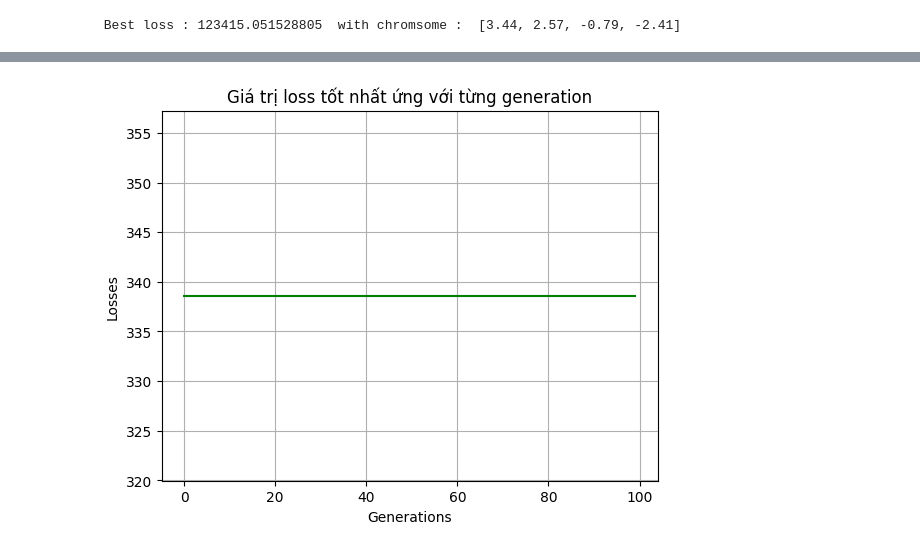
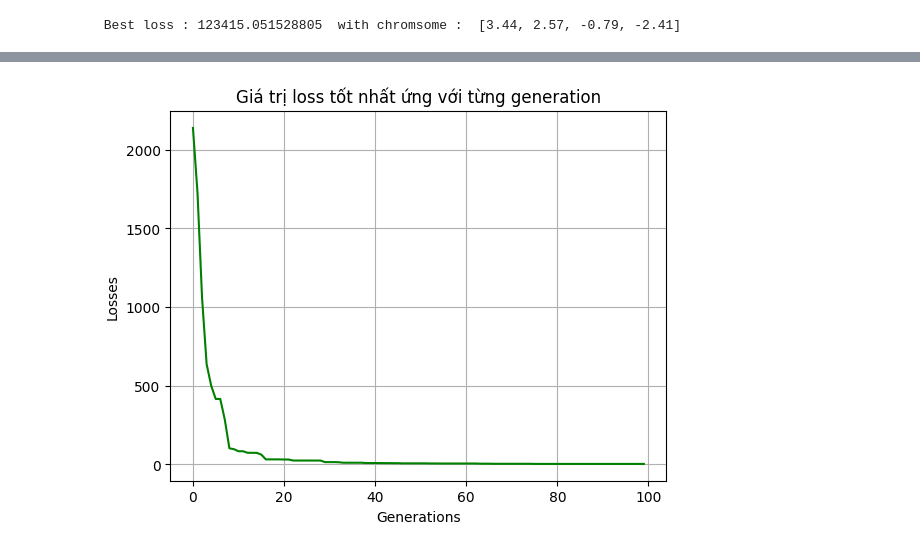
Before and after one commit to daothihuyen64/AIO2024_Excerises, a Jupyter notebook: module04/module04_week03/GA_advertising_problems.ipynb, the cells around one changed output, grey strips where cells are left out. Cells and saved outputs as stored; diff of their text form; code cells hidden in the pictures.

Commit message:
Excercise - add visualize

```diff
--- a/module04/module04_week03/GA_advertising_problems.ipynb
+++ b/module04/module04_week03/GA_advertising_problems.ipynb
@@ -139,8 +141,8 @@ def create_new_population(old_population, elitism=2, gen=1):
     new_population = []
     while len(new_population) < m - elitism:
         # selection
-        individual_s1 = selection(sorted_population[:m - elitism])
-        individual_s2 = selection(sorted_population[:m - elitism])
+        individual_s1 = selection(sorted_population, m)
+        individual_s2 = selection(sorted_population, m)
         # crossover
         individual1_new, individual2_new = crossover(
             individual_s1, individual_s2)
@@ -168,11 +170,10 @@ def run_GA():
     population = initializePopulation(m)
     losses_list = []
     for i in range(n_generations):
-        new_population, best_loss = create_new_population(
+        population, best_loss = create_new_population(
             population, elitism=2, gen=i)
-        population = new_population
         losses_list.append(best_loss)
-    return losses_list
+    return losses_list, population
 # %%
 import matplotlib . pyplot as plt
 import matplotlib . pyplot as plt
@@ -187,6 +188,6 @@ def visualize_loss(losses_list):
     plt.show()
 
 
-losses_list = run_GA()
+losses_list, population = run_GA()
 visualize_loss(losses_list)
 # %% [output]
@@ -210 +211 @@ visualize_loss(losses_list)
-[figure, old version]
+[figure, new version]
```
Also changed, not shown: parts of 4 cells of this notebook.
